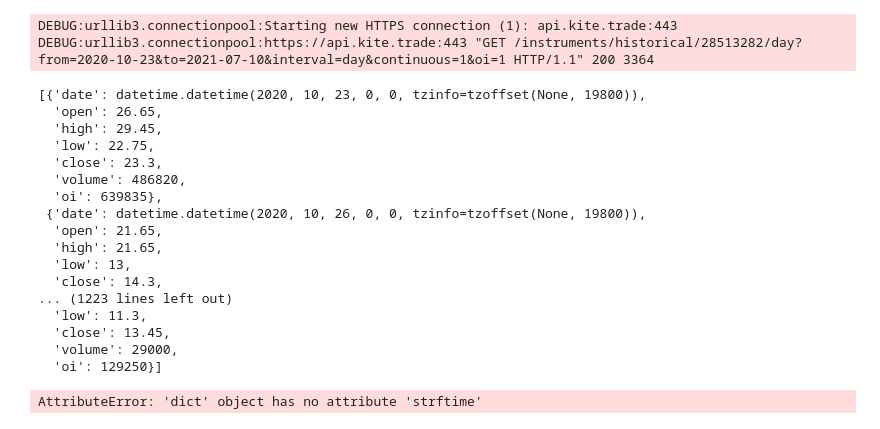
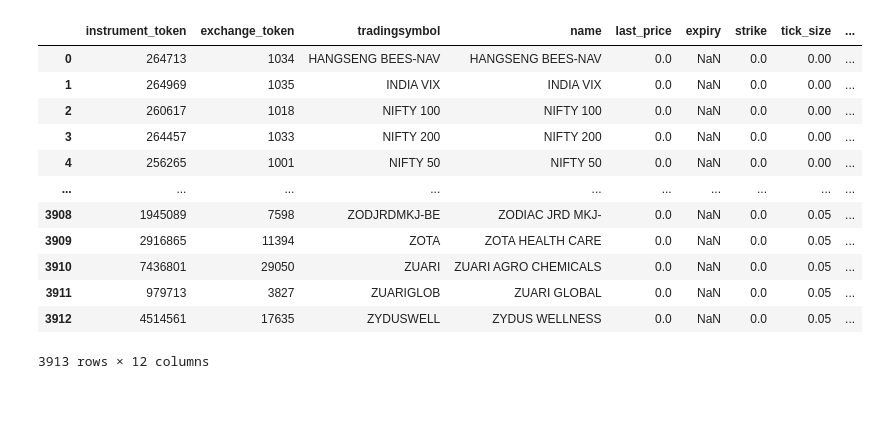
Before and after one commit to binarysentient/bsstonks, a Jupyter notebook: experiments/kite_connect_options_degeneracy.ipynb, the cells around one changed output. Drawn from its saved outputs; the diff is of its cells as text; code cells hidden in the pictures; blank space fills up the shorter version.

```diff
--- a/experiments/kite_connect_options_degeneracy.ipynb
+++ b/experiments/kite_connect_options_degeneracy.ipynb
@@ -204,32 +40,17 @@ DEBUG:urllib3.connectionpool:https://api.kite.trade:443 "GET /instruments/histor
-# %%
-end = datetime.now()
-end = end - timedelta(days=1)
-start = end - timedelta(days=260)
-kite.historical_data(28513282, start.strftime("%Y-%m-%d"), end.strftime("%Y-%m-%d"), "day", oi=True, continuous=True)
-# %% [output]
-DEBUG:urllib3.connectionpool:Starting new HTTPS connection (1): api.kite.trade:443
-DEBUG:urllib3.connectionpool:https://api.kite.trade:443 "GET /instruments/historical/28513282/day?from=2020-10-23&to=2021-07-10&interval=day&continuous=1&oi=1 HTTP/1.1" 200 3364
-[{'date': datetime.datetime(2020, 10, 23, 0, 0, tzinfo=tzoffset(None, 19800)),
-  'open': 26.65,
-  'high': 29.45,
-  'low': 22.75,
-  'close': 23.3,
-  'volume': 486820,
-  'oi': 639835},
- {'date': datetime.datetime(2020, 10, 26, 0, 0, tzinfo=tzoffset(None, 19800)),
-  'open': 21.65,
-  'high': 21.65,
-  'low': 13,
-  'close': 14.3,
-... (1223 lines left out)
-  'low': 11.3,
-  'close': 13.45,
-  'volume': 29000,
-  'oi': 129250}]
-# %%
-for x in all_data:
-    x['date'] = x.strftime("%Y-%m-%d")
-import json
-json.dumps(all_data)
-# %% [output]
-AttributeError: 'dict' object has no attribute 'strftime'
+# %%
+instruments_df_nse_eq = kite_historical.get_instrument_list(exchange=kite_historical.INSTRUMENT_EXCHANGE_NSE, instrument_type=kite_historical.INSTRUMENT_TYPE_EQ)
+instruments_df_nse_eq
+# %% [output]
+|  | instrument_token | exchange_token | tradingsymbol | name | last_price | expiry | strike | tick_size | ... |
+| 0 | 264713 | 1034 | HANGSENG BEES-NAV | HANGSENG BEES-NAV | 0.0 | NaN | 0.0 | 0.00 | ... |
+| 1 | 264969 | 1035 | INDIA VIX | INDIA VIX | 0.0 | NaN | 0.0 | 0.00 | ... |
+| 2 | 260617 | 1018 | NIFTY 100 | NIFTY 100 | 0.0 | NaN | 0.0 | 0.00 | ... |
+| 3 | 264457 | 1033 | NIFTY 200 | NIFTY 200 | 0.0 | NaN | 0.0 | 0.00 | ... |
+| 4 | 256265 | 1001 | NIFTY 50 | NIFTY 50 | 0.0 | NaN | 0.0 | 0.00 | ... |
+| ... | ... | ... | ... | ... | ... | ... | ... | ... | ... |
+| 3908 | 1945089 | 7598 | ZODJRDMKJ-BE | ZODIAC JRD MKJ- | 0.0 | NaN | 0.0 | 0.05 | ... |
+| 3909 | 2916865 | 11394 | ZOTA | ZOTA HEALTH CARE | 0.0 | NaN | 0.0 | 0.05 | ... |
+| 3910 | 7436801 | 29050 | ZUARI | ZUARI AGRO CHEMICALS | 0.0 | NaN | 0.0 | 0.05 | ... |
+| 3911 | 979713 | 3827 | ZUARIGLOB | ZUARI GLOBAL | 0.0 | NaN | 0.0 | 0.05 | ... |
+| 3912 | 4514561 | 17635 | ZYDUSWELL | ZYDUS WELLNESS | 0.0 | NaN | 0.0 | 0.05 | ... |
+3913 rows × 12 columns
```
Also changed, not shown: parts of 16 cells of this notebook, 3 other files.
